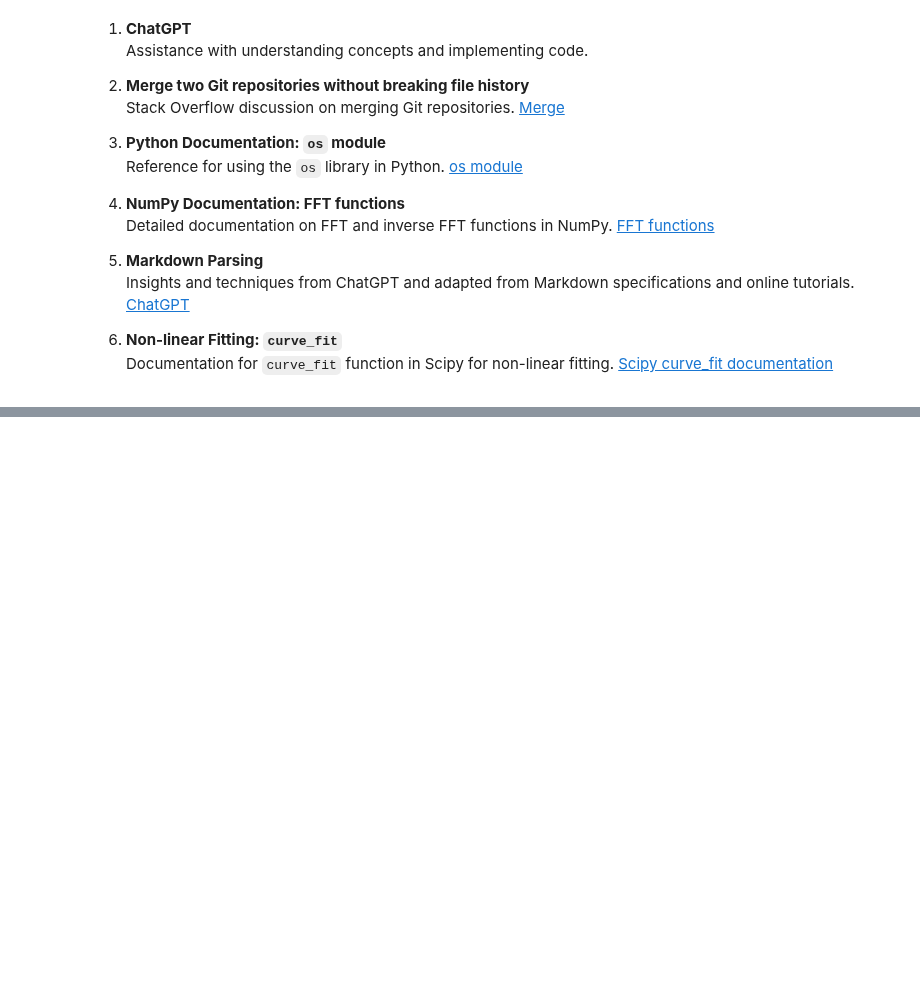
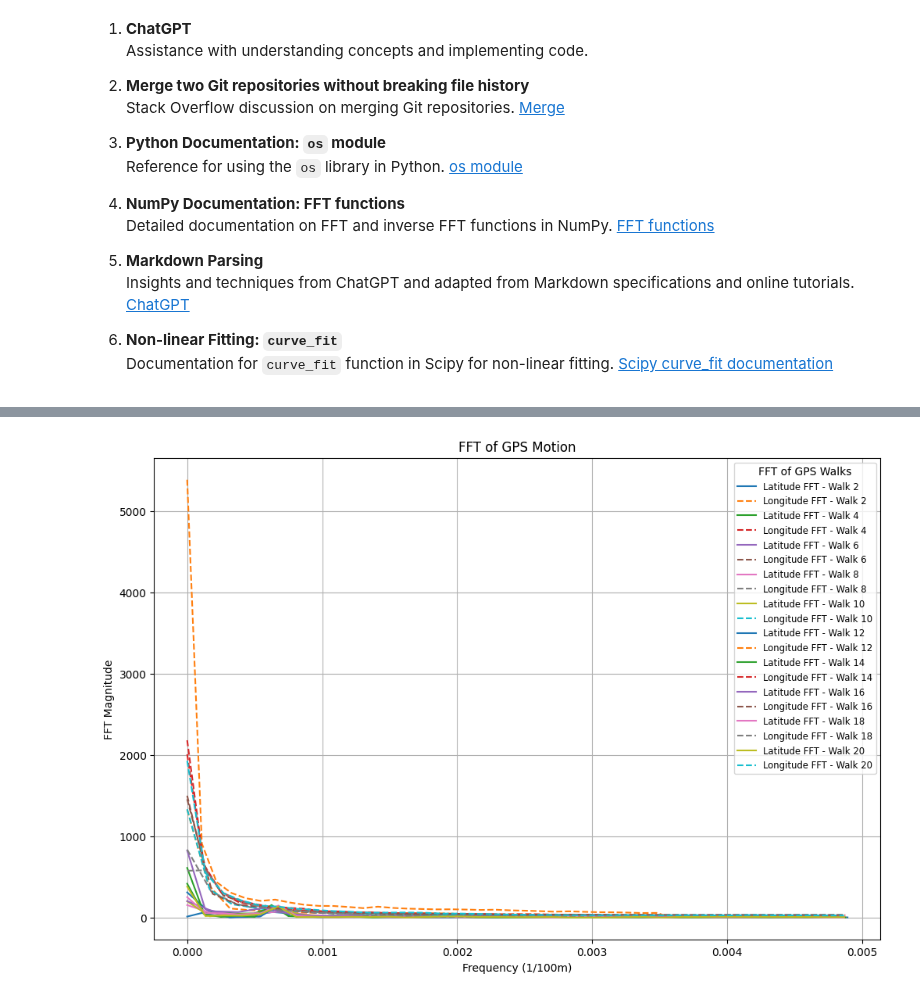
Before and after one commit to ubsuny/CP1-24-final, a Jupyter notebook: dhamalakamal/documentation/final.ipynb, the cells around one changed output, grey strips where cells are left out. Drawn from its saved outputs; the diff is of its cells as text; code cells hidden in the pictures; blank space fills up the shorter version.

```diff
--- a/dhamalakamal/documentation/final.ipynb
+++ b/dhamalakamal/documentation/final.ipynb
@@ -149,3 +159,99 @@ plt.show()
+# %%
+import sys
+import matplotlib.pyplot as plt
+import numpy as np
+import pandas as pd
+from pathlib import Path
+# Update paths to reflect new folder structure
+sys.path.append(str(Path("../code")))  # Add code directory to the Python path
+from final import fft_wrapper # type: ignore
+
+def filter_fft(freq_data, threshold=0.1):
+    """
+    Filters the FFT data to remove high-frequency components.
+
+    Parameters:
+        freq_data (np.ndarray): FFT-transformed data.
+        threshold (float): Threshold for filtering magnitude.
+
+    Returns:
+        np.ndarray: Filtered FFT data.
+    """
+    freq_magnitude = np.abs(freq_data)
+    freq_data[freq_magnitude < threshold * np.max(freq_magnitude)] = 0
+    return freq_data
+
+# Define the data directory
+project_root = Path("../")
+data_dir = project_root / "data"
+
+# Initialize the plot
+plt.figure(figsize=(12, 8))
+
+# Iterate through all 20 repetitions
+for i in range(2, 21, 2):
+    # Construct file names
+    unique_id = f"gps{i:02d}"
+    csv_file = data_dir / f"{unique_id}_sinewalk.csv"
+
+    # Read CSV file for GPS motion
+    df = pd.read_csv(csv_file)
+    latitudes = df["Latitude (°)"].values
+    longitudes = df["Longitude (°)"].values
+
+    # Convert latitude and longitude to meters (approximating 1 degree ≈ 111,000 meters)
+    latitudes_m = (latitudes - latitudes[0]) * 111000
+    longitudes_m = (longitudes - longitudes[0]) * 111000 * np.cos(np.radians(latitudes[0]))
+
+    # # Check if data is equidistant
+    # if not check_equidistant(latitudes_m):
+    #     print(f"Run {i}: Latitude data is not equidistant. Skipping.")
+    #     continue
+    # if not check_equidistant(longitudes_m):
+    #     print(f"Run {i}: Longitude data is not equidistant. Skipping.")
+    #     continue
+
+    # Apply FFT to the latitude and longitude data using the fft_wrapper
+    fft_latitudes = fft_wrapper(latitudes_m)
+    fft_longitudes = fft_wrapper(longitudes_m)
+
+    # Compute frequency axis (1/100m)
+    num_points = len(longitudes_m)
+    freq_axis = np.fft.fftfreq(num_points, d=100)  # 1 unit = 100m, Scaling by 100m for the frequency axis
+    freq_axis = freq_axis[:num_points // 2]  # Positive frequencies only
+
+    # Calculate magnitudes of raw FFT | if uncommented, we should comment out filtered fft below
+    # fft_mag_latitudes = np.abs(fft_latitudes)[:num_points // 2]
+    # fft_mag_longitudes = np.abs(fft_longitudes)[:num_points // 2]
+
+    # Magnitude of the filtered FFT
+    threshold = 0.01
+    filtered_fft_lat_data = filter_fft(fft_latitudes, threshold)
+    filtered_fft_long_data = filter_fft(fft_longitudes, threshold)
+    fft_mag_latitudes = np.abs(filtered_fft_lat_data)[:num_points // 2]
+    fft_mag_longitudes = np.abs(filtered_fft_long_data)[:num_points // 2]
+
+    # Plot the FFT for latitudes and longitudes against frequency axis
+    plt.plot(freq_axis, fft_mag_latitudes, label=f"Latitude FFT - Walk {i}")
+    plt.plot(freq_axis, fft_mag_longitudes, label=f"Longitude FFT - Walk {i}", linestyle="--")
+
+# Configure the plot
+plt.title("FFT of GPS Motion")
+plt.xlabel("Frequency (1/100m)")
+plt.ylabel("FFT Magnitude")
+plt.legend(title="FFT of GPS Walks", loc="best", fontsize="small")
+plt.grid(True)
+
+# Save the plot as an image file in the documentation folder
+output_dir = project_root / "documentation"
+output_dir.mkdir(exist_ok=True)
+output_file = output_dir / "fft_of_gps_walks_plot.png"
+plt.savefig(output_file)
+
+# Show the plot
+plt.show()
+# %% [output]
+[figure, added]
 # %%
 import matplotlib.pyplot as plt
 import numpy as np
```
Also changed, not shown: parts of 3 cells of this notebook, 3 other files.
